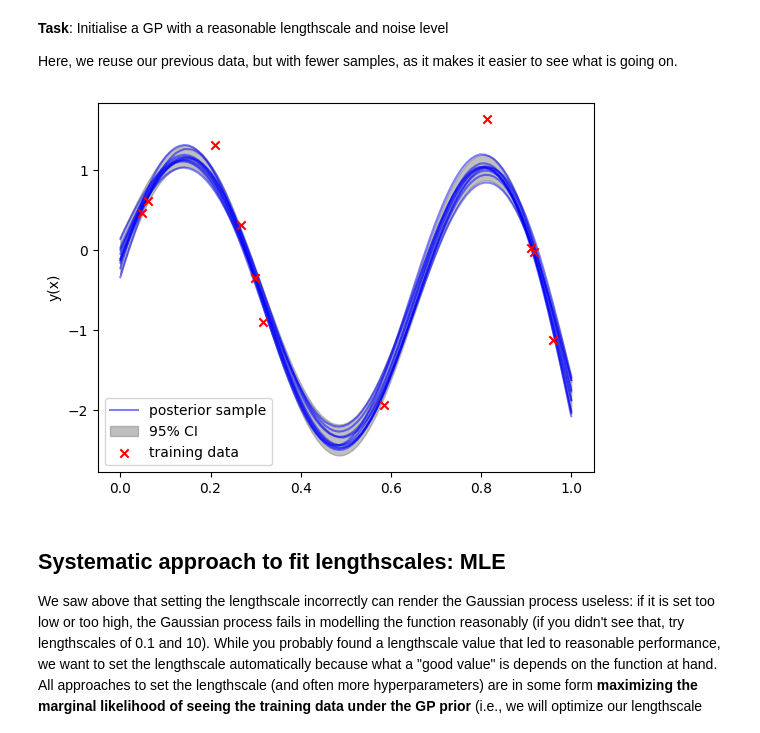
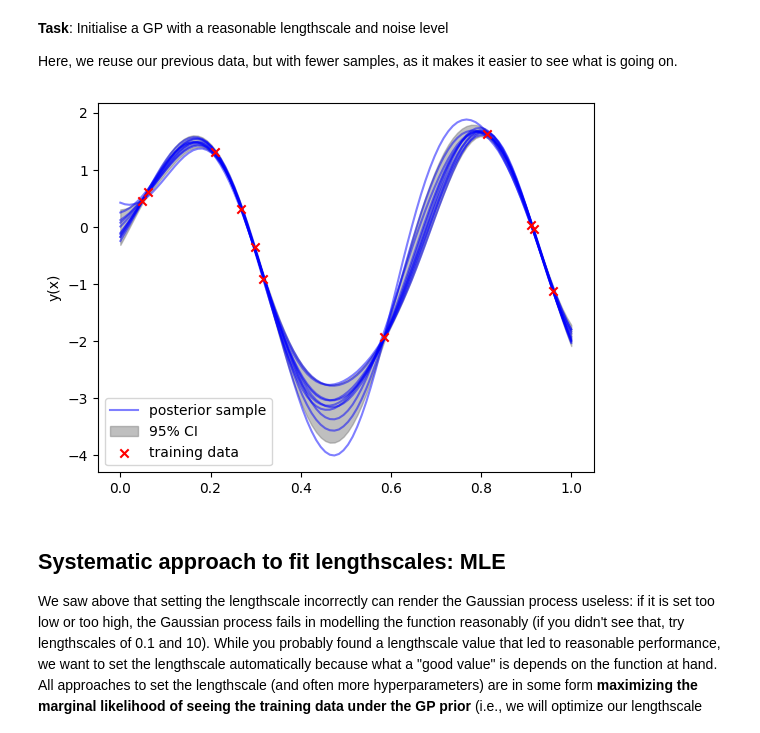
Before and after one commit to axellangenskiold/edap30, a Jupyter notebook: parts_1_to_3.ipynb, the cells around one changed output. Drawn from its saved outputs; the diff is of its cells as text; code cells hidden in the pictures.

```diff
--- a/parts_1_to_3.ipynb
+++ b/parts_1_to_3.ipynb
@@ -762,9 +762,7 @@ class GaussianProcess:
     ) -> float:
 
         # ➡️ TODO : Implement this when you're instructed to in the notebook, you can skip this for now otherwise ⬅️
-        sign, logdet = np.linalg.slogdet(self.K)
-        if sign <= 0:
-            raise ValueError("Covariance matrix must have positive determinant")
+        _, logdet = np.linalg.slogdet(self.K)
 
         data_fit = -0.5 * (self.y_train.T @ self.K_inv @ self.y_train).item()
         complexity_penalty = -0.5 * logdet
@@ -838,24 +836,22 @@ Here, we reuse our previous data, but with fewer samples, as it makes it easier
 # %%
 x_train, y_train = gen_data(f_type="sinus", n=11)
 x_test = np.linspace(X_RANGE[0], X_RANGE[1], 100).reshape(-1, 1)
 
 
 # ➡️ TODO : Create a new GP instance with a lengthscale of your choice and plot it.
 #    TODO : Try different lengthscales to see how the affect the behavior of the GP.  ⬅️
 gp = GaussianProcess(
     x_train=x_train,
     y_train=y_train,
     kern_function=kern,
-    length_scale=0.3,
-    noise=1e-2,
+    length_scale=0.15,
+    noise=1e-3,
 )
-
-
 
 plot_gp(gp, x_test)
 plt.show()
 # %% [output]
-[figure, old version]
+[figure, new version]
 # %% [markdown]
 ## Systematic approach to fit lengthscales: MLE
 
```
Also changed, not shown: parts of 2 cells of this notebook.
